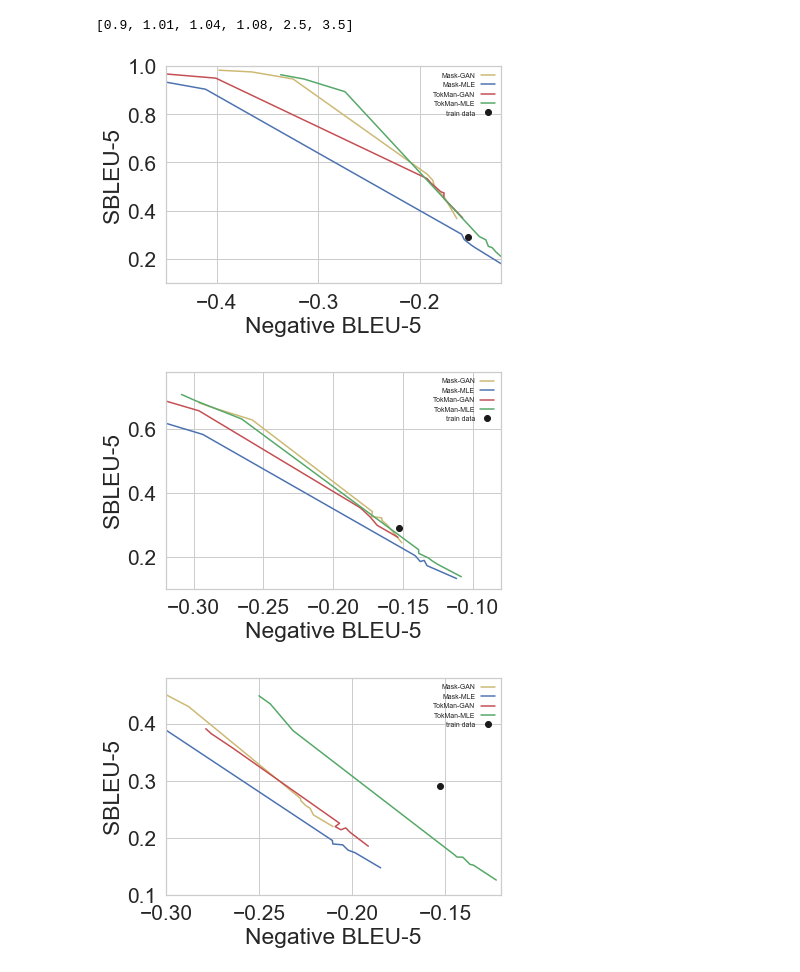
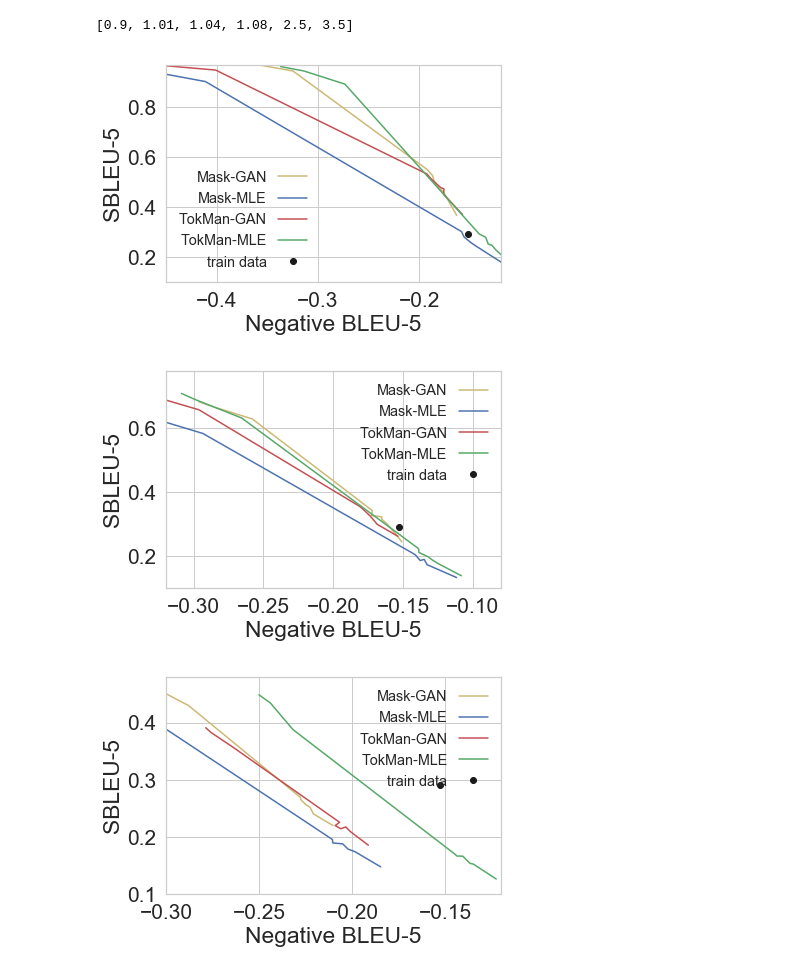
Before and after one commit to twidddj/tokmangan, a Jupyter notebook: eval/bleu-sbleu.ipynb, the cells around one changed output. Cells and saved outputs as stored; diff of their text form; code cells hidden in the pictures.

```diff
--- a/eval/bleu-sbleu.ipynb
+++ b/eval/bleu-sbleu.ipynb
@@ -125,22 +125,22 @@ test = [-0.5428199145243127, 0.36454846251907996]
 # %%
 fig = plt.figure(figsize=figsize)
 ax = fig.add_subplot(111)
 idx = 0
 
 # plt.title('Mask Rate: {}'.format(1-PR_RATES[idx]))
 ax.plot(maskgan_x[idx], maskgan_y[idx], 'y', alpha=1.0, label='Mask-GAN')
 ax.plot(maskmle_x[idx], maskmle_y[idx], 'b', alpha=1.0, label='Mask-MLE')
 ax.plot(tokmangan_x[idx], tokmangan_y[idx], 'r', alpha=1.0, label='TokMan-GAN')
 ax.plot(tokmanmle_x[idx], tokmanmle_y[idx], 'g', alpha=1.0, label='TokMan-MLE')
 ax.plot(train[0],train[1], 'o',color='k', label='train data')
 ax.set_xlabel('Negative BLEU-5')
 ax.set_ylabel('SBLEU-5')
 
-plt.axis([-0.45, -0.12, 0.1, 1.0])
-plt.legend(markerfirst=False, frameon=False, fontsize='x-small')
+plt.axis([-0.45, -0.12, 0.1, .97])
+plt.legend(markerfirst=False, frameon=False, fontsize='x-large')
 plt.show()
 # %% [output]
-[figure, old version]
+[figure, new version]
 # %%
 fig = plt.figure(figsize=figsize)
 ax = fig.add_subplot(111)
@@ -157,10 +157,10 @@ ax.set_xlabel('Negative BLEU-5')
 ax.set_ylabel('SBLEU-5')
 
 plt.axis([-0.32, -0.08, 0.1, 0.78])
-plt.legend(markerfirst=False, frameon=False, fontsize='x-small')
+plt.legend(markerfirst=False, frameon=False, fontsize='x-large')
 plt.show()
 # %% [output]
-[figure, old version]
+[figure, new version]
 # %%
 fig = plt.figure(figsize=figsize)
 ax = fig.add_subplot(111)
@@ -177,10 +177,10 @@ ax.set_xlabel('Negative BLEU-5')
 ax.set_ylabel('SBLEU-5')
 
 plt.axis([-0.3, -0.12, 0.1, 0.48])
-plt.legend(markerfirst=False, frameon=False, fontsize='x-small')
+plt.legend(markerfirst=False, frameon=False, fontsize='x-large')
 plt.show()
 # %% [output]
-[figure, old version]
+[figure, new version]
 # %%
 size=15
 fig = plt.figure(figsize=figsize)
```
Also changed, not shown: parts of 1 cell of this notebook, 1 other file.
